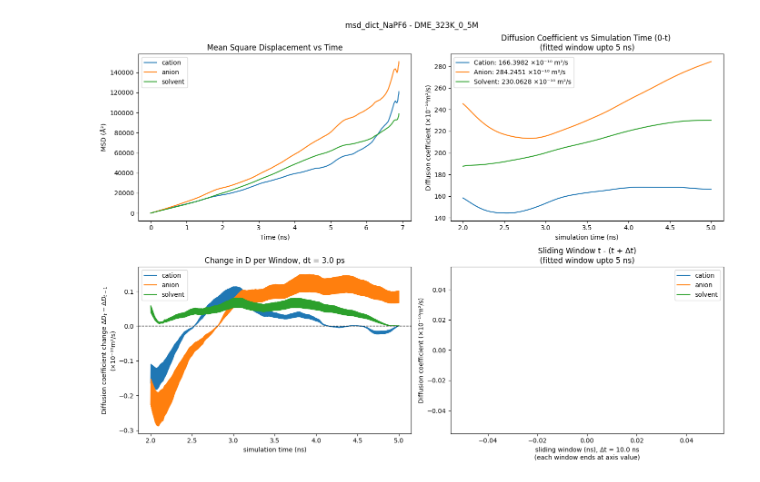
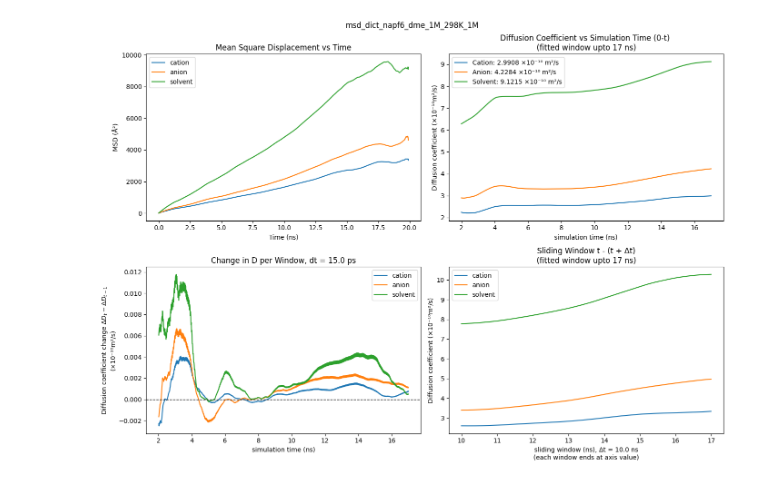
Before and after one commit to ishanthewizard/MLFF-distill, a Jupyter notebook: APPLICATIONS/electrolytes/observable_scripts/mean_square_displacement/analysis.ipynb, the cells around one changed output. Cells and saved outputs as stored; diff of their text form; code cells hidden in the pictures.

Commit message:
plotting

```diff
--- a/APPLICATIONS/electrolytes/observable_scripts/mean_square_displacement/analysis.ipynb
+++ b/APPLICATIONS/electrolytes/observable_scripts/mean_square_displacement/analysis.ipynb
@@ -22,4 +22,8 @@ def fit_diffusion_wrapper(tau, msd_cat, msd_anion, msd_solvent, TAU_MIN_FIT_PS,
     # print(f"   → D(solvent) = {Dsolv_1e10:.2f} ×10⁻¹⁰ m²/s ({Dsolv_a2ps:.4f} Å²/ps)")
 
     return Dcat_1e10, Danion_1e10, Dsolv_1e10, Dcat_a2ps, Danion_a2ps, Dsolv_a2ps
+# %%
+msd_dict_path = Path(
+    "/u/yjian1/project/MLFF-distill/yjian1/electrolyte_application/ablate_temperature_whole_exp/analysis_results/353K/353/napf6_dme_1M/msd_dict_napf6_dme_1M_298K_1M.pkl"
+    )
 # %%
@@ -54,6 +57,6 @@ plt.show()
+# %%
+fit_window_upto_ns = 17
 # %%
-fit_window_upto_ns = 5
-
 fig, axs = plt.subplots(2, 2, figsize=(14, 10))
 axs = axs.flatten()
 
@@ -117,34 +120,34 @@ while end_ps < max_ps:
     fit_windows.append((start_ps, end_ps))
     end_ps_list.append(end_ps)
     start_ps = start_ps + 10 #ps
     end_ps = start_ps + window_size
 
 D_cations_slide = []
 D_anions_slide = []
 D_solvent_slide = []
 for min_fit_ps, max_fit_ps in fit_windows:
     Dcat_1e10, Danion_1e10, Dsolv_1e10, _, _, _ = fit_diffusion_wrapper(
         tau_naotf, msd_cat_naotf, msd_anion_naotf, msd_solvent_naotf, min_fit_ps, max_fit_ps
     )
     D_cations_slide.append(Dcat_1e10)
     D_anions_slide.append(Danion_1e10)
     D_solvent_slide.append(Dsolv_1e10)
 
 end_ps_list_ns = np.array(end_ps_list) / 1000
 
 axs[3].plot(end_ps_list_ns, D_cations_slide,label="cation")
 axs[3].plot(end_ps_list_ns, D_anions_slide,label="anion")
 axs[3].plot(end_ps_list_ns, D_solvent_slide,label="solvent")
 axs[3].legend()
 axs[3].set_xlabel(f"sliding window (ns), Δt = {window_size/1000} ns\n(each window ends at axis value)")
 axs[3].set_ylabel("Diffusion coefficient (×10⁻¹⁰m²/s)")
 axs[3].set_title(f"Sliding Window t - (t + Δt)\n(fitted window upto {fit_window_upto_ns} ns)")
 
 fig.suptitle(base_name)
 plt.tight_layout()
 plt.show()
 # %% [output]
-[figure, old version]
+[figure, new version]
 # %%
 # fit_window_upto_ns = 18
 # min_fit_ps = 0
```
Also changed, not shown: parts of 2 cells of this notebook, 1 other file.
